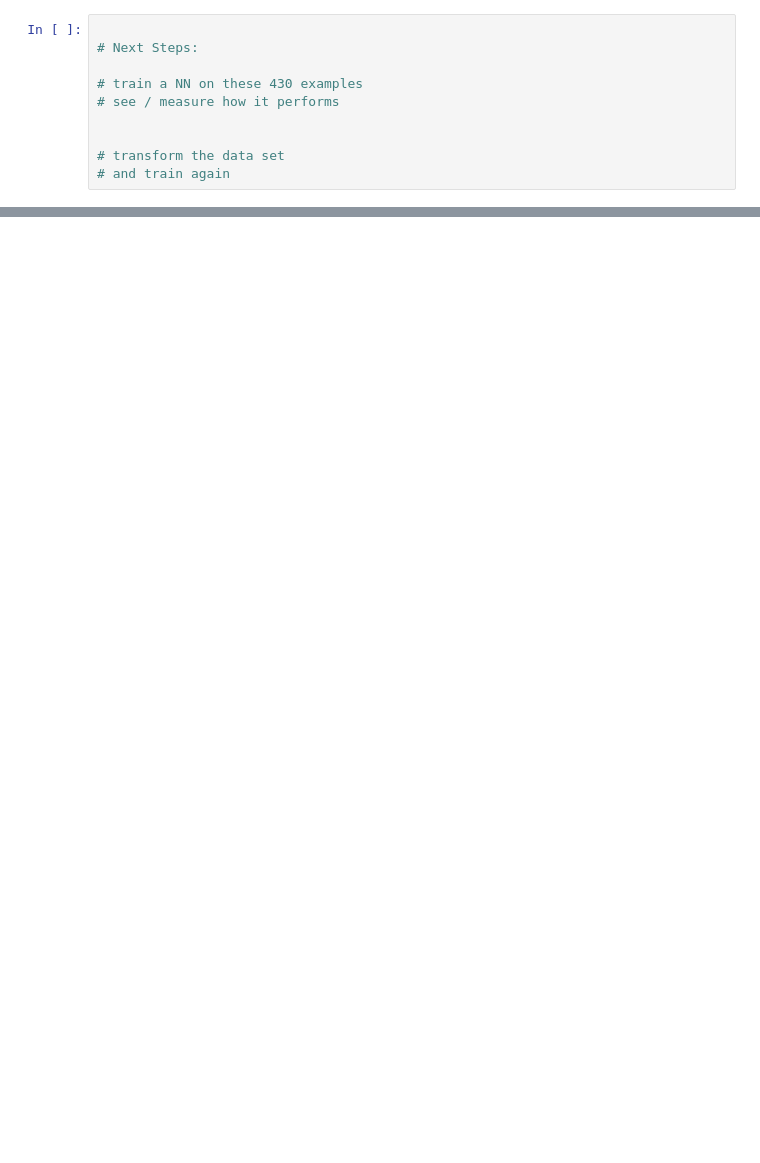
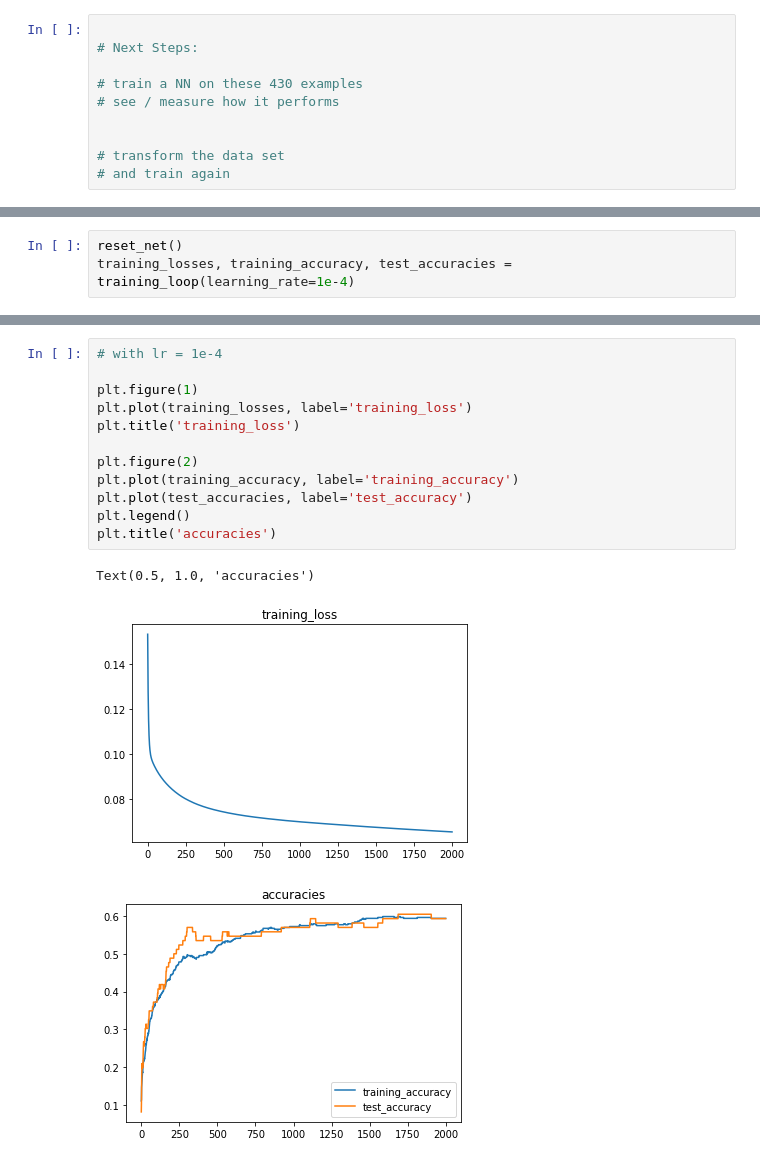
Before and after one commit to arorashu/mnist-digit, a Jupyter notebook: tic-tac-toe.ipynb, the cells around one changed output, grey strips where cells are left out. Cells and saved outputs as stored; diff of their text form; blank space fills up the shorter version.

```diff
--- a/tic-tac-toe.ipynb
+++ b/tic-tac-toe.ipynb
@@ -425,0 +705,3 @@ COMP-EXPERT
+# %%
+reset_net()
+training_losses, training_accuracy, test_accuracies = training_loop(learning_rate=1e-4)
@@ -425,0 +726,16 @@ COMP-EXPERT
+# %%
+# with lr = 1e-4
+
+plt.figure(1)
+plt.plot(training_losses, label='training_loss')
+plt.title('training_loss')
+
+plt.figure(2)
+plt.plot(training_accuracy, label='training_accuracy')
+plt.plot(test_accuracies, label='test_accuracy')
+plt.legend()
+plt.title('accuracies')
+# %% [output]
+Text(0.5, 1.0, 'accuracies')
+[figure, added]
+[figure, added]
```
Also changed, not shown: parts of 26 cells of this notebook.
